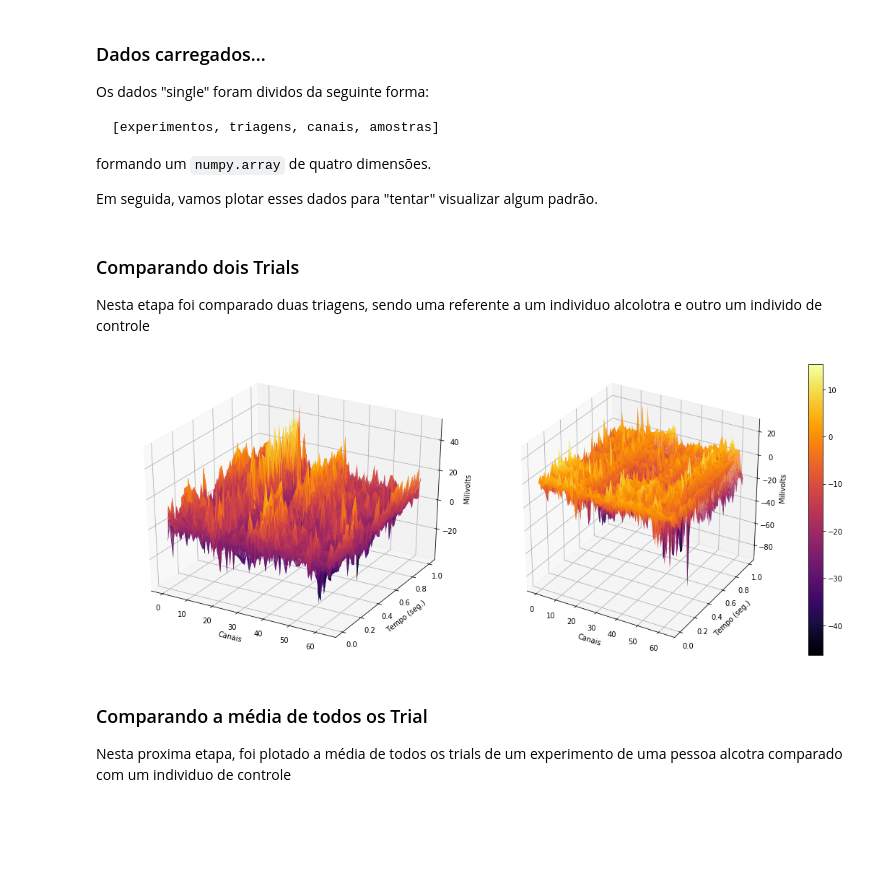
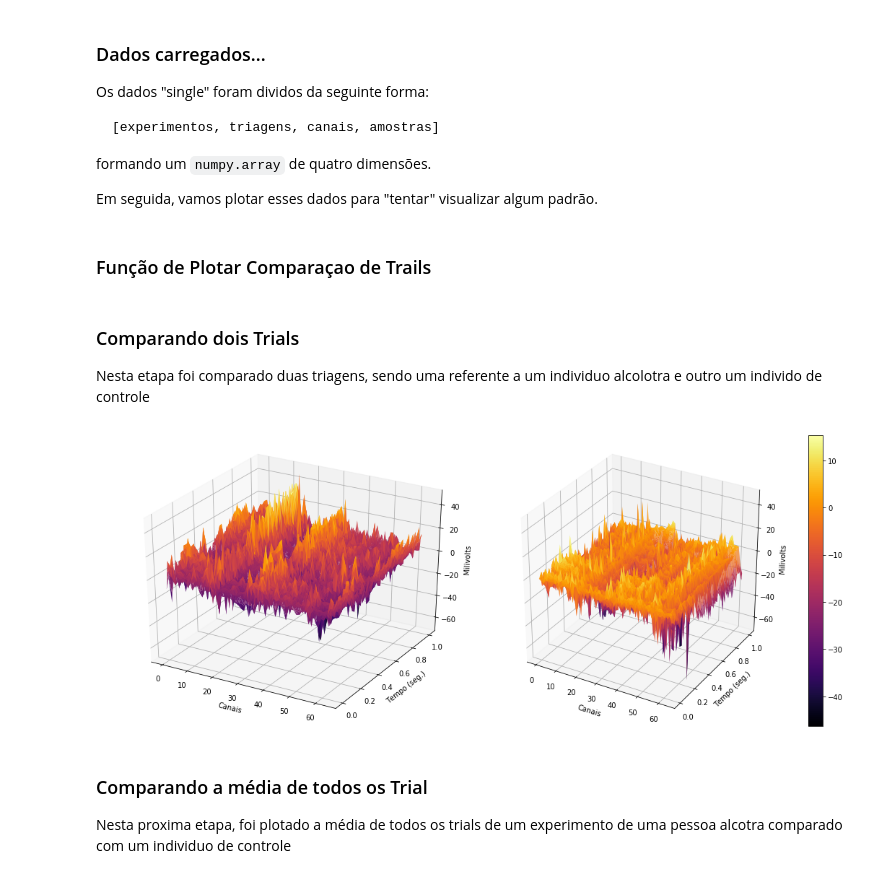
Before and after one commit to igornfaustino/processamento_sinais_biologicos, a Jupyter notebook: projeto1/Projeto1.ipynb, the cells around one changed output. Cells and saved outputs as stored; diff of their text form; code cells hidden in the pictures; blank space fills up the shorter version.

Commit message:
Improved surface projection function and remove redundant code.

```diff
--- a/projeto1/Projeto1.ipynb
+++ b/projeto1/Projeto1.ipynb
@@ -229,3 +229,5 @@ Os dados "single" foram dividos da seguinte forma:
 formando um `numpy.array` de quatro dimensões.
 
 Em seguida, vamos plotar esses dados para "tentar" visualizar algum padrão.
+# %% [markdown]
+### Função de Plotar Comparaçao de Trails
@@ -233,38 +279,10 @@ Em seguida, vamos plotar esses dados para "tentar" visualizar algum padrão.
 ### Comparando dois Trials
 
 Nesta etapa foi comparado duas triagens, sendo uma referente a um individuo alcolotra e outro um individo de controle
-# %%
-d1 = list()
-d2 = list()
-
-for e in range(64):
-    for i, t in enumerate(np.linspace(0, 1, 256)):
-        d1.append([e, t, data[0][0][e][i]])
-        d2.append([e, t, data[1][0][e][i]])
-d1 = np.array(d1)
-d2 = np.array(d2)
-x1, y1, z1 = d1[:,0], d1[:,1], d1[:,2]
-x2, y2, z2 = d2[:,0], d2[:,1], d2[:,2]
-
-plots = list()
-
-plots.append([x1, y1, z1])
-plots.append([x2, y2, z2])
-
-fig = plt.figure(figsize=[15,6])
-
-for i,j in zip(plots,range(1,len(plots)+1)):
-    ax = fig.add_subplot(1, 2, j, projection='3d')
-    surf = ax.plot_trisurf(i[0], i[1], i[2], cmap=cm.inferno, linewidth=1)
-    ax.set_xlabel('Canais')
-    ax.set_ylabel('Tempo (seg.)')
-    ax.set_zlabel('Milivolts')
-
-fig.colorbar(surf)
-fig.tight_layout()
-plt.show()
-# %% [output]
-[figure, removed]
+# %%
+plot_trails(data, False, -70, 50)
+# %% [output]
+[figure, added]
 # %% [markdown]
 ### Comparando a média de todos os Trial
 
```
Also changed, not shown: parts of 13 cells of this notebook.
